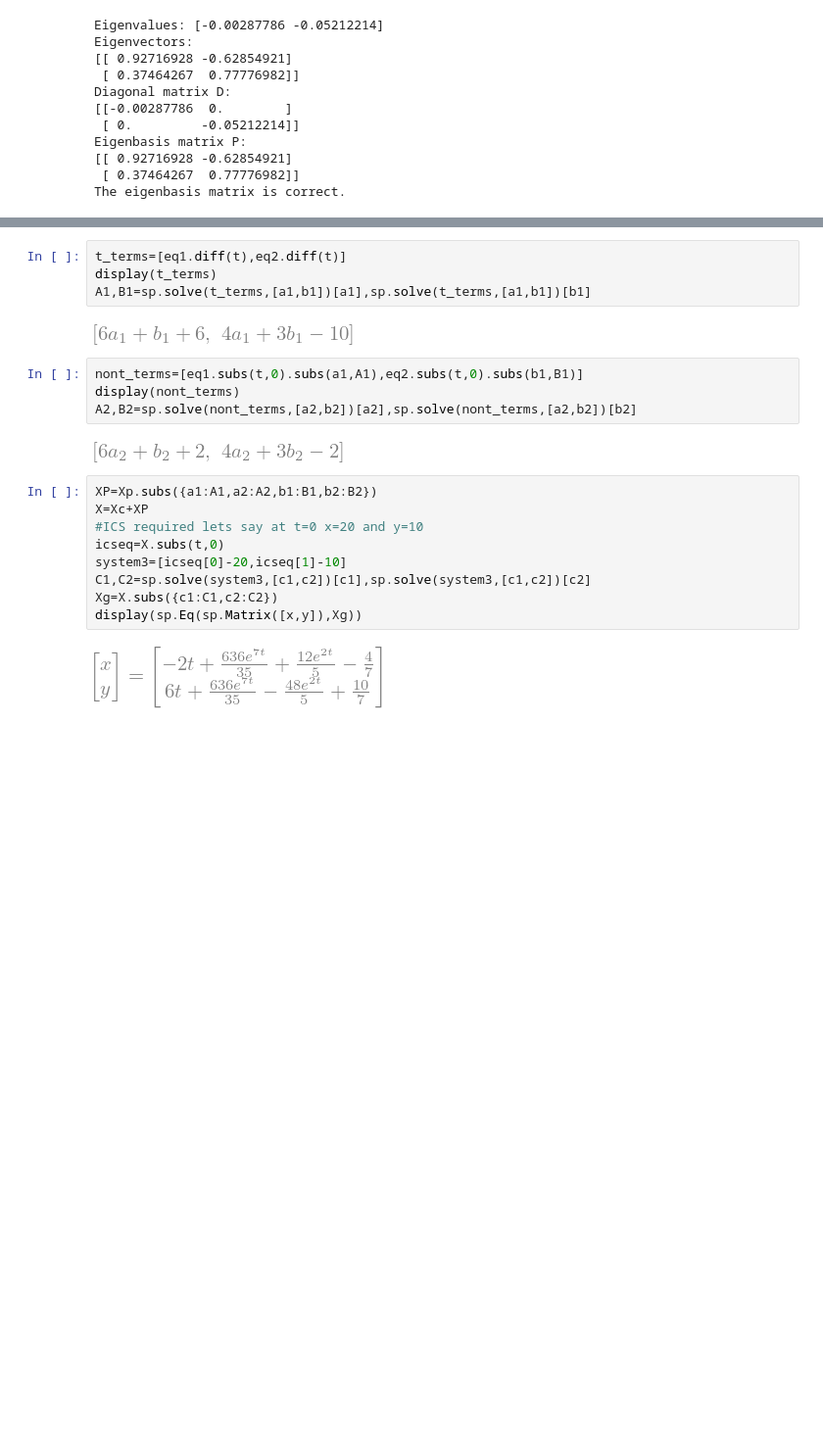
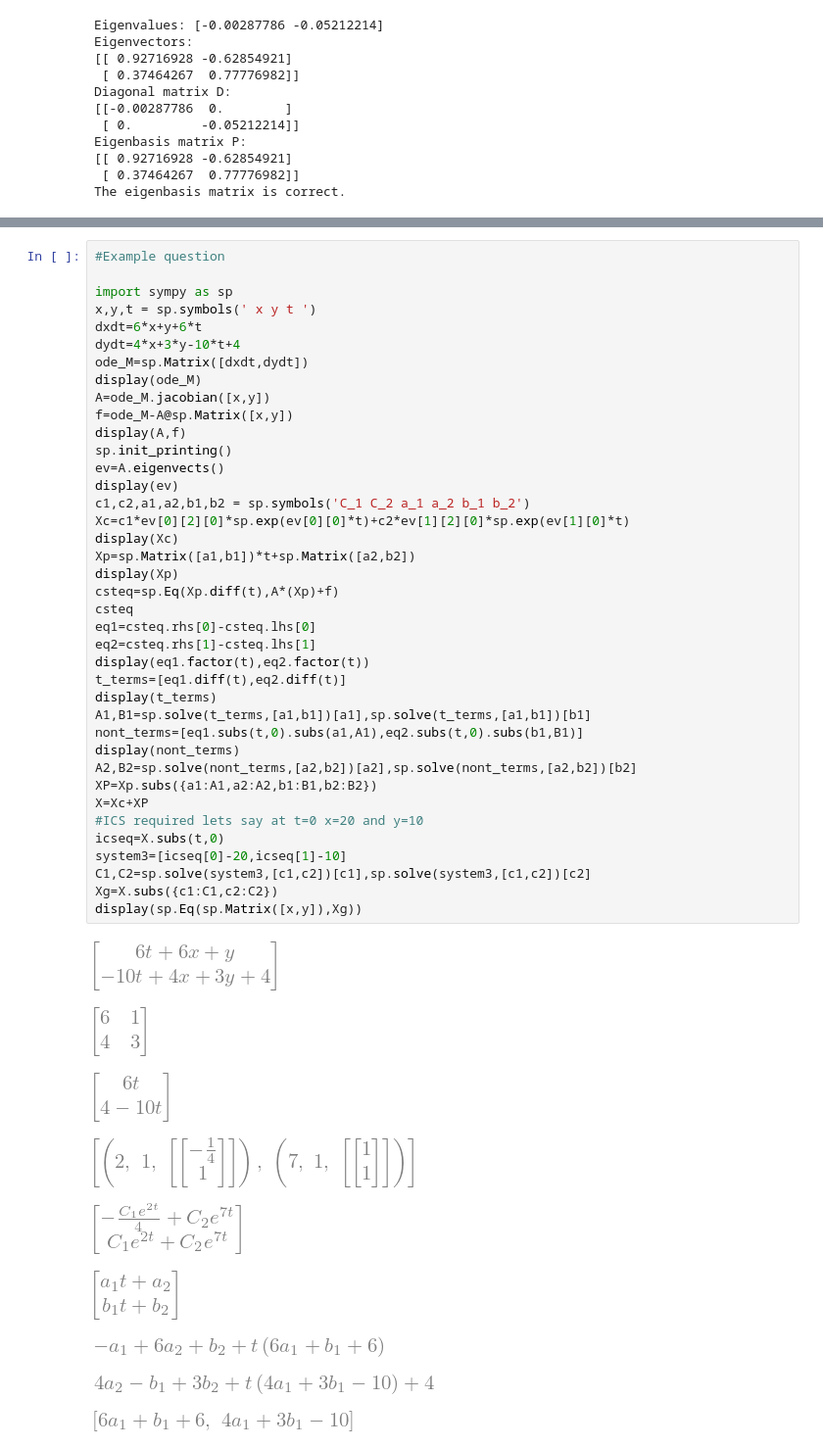
Before and after one commit to vint-j/Chemical-Engineering, a Jupyter notebook: Pastpapers/CP213/Differential_Equations_For_PPs.ipynb, the cells around one changed output, grey strips where cells are left out. Shown at 98% size. Saved outputs shown, nothing was run; the diff lists cells and outputs as text; blank space fills up the shorter version.

```diff
--- a/Pastpapers/CP213/Differential_Equations_For_PPs.ipynb
+++ b/Pastpapers/CP213/Differential_Equations_For_PPs.ipynb
@@ -756,23 +717,49 @@ display(eq1.factor(t),eq2.factor(t))
-# %%
-t_terms=[eq1.diff(t),eq2.diff(t)]
-display(t_terms)
-A1,B1=sp.solve(t_terms,[a1,b1])[a1],sp.solve(t_terms,[a1,b1])[b1]
-# %% [output]
-[figure, removed]
-# %%
-nont_terms=[eq1.subs(t,0).subs(a1,A1),eq2.subs(t,0).subs(b1,B1)]
-display(nont_terms)
-A2,B2=sp.solve(nont_terms,[a2,b2])[a2],sp.solve(nont_terms,[a2,b2])[b2]
-# %% [output]
-[figure, removed]
-# %%
-XP=Xp.subs({a1:A1,a2:A2,b1:B1,b2:B2})
-X=Xc+XP
-#ICS required lets say at t=0 x=20 and y=10
-icseq=X.subs(t,0)
-system3=[icseq[0]-20,icseq[1]-10]
-C1,C2=sp.solve(system3,[c1,c2])[c1],sp.solve(system3,[c1,c2])[c2]
-Xg=X.subs({c1:C1,c2:C2})
-display(sp.Eq(sp.Matrix([x,y]),Xg))
-# %% [output]
-[figure, removed]
+# %%
+#Example question
+
+import sympy as sp
+x,y,t = sp.symbols(' x y t ')
+dxdt=6*x+y+6*t
+dydt=4*x+3*y-10*t+4
+ode_M=sp.Matrix([dxdt,dydt])
+display(ode_M)
+A=ode_M.jacobian([x,y])
+f=ode_M-A@sp.Matrix([x,y])
+display(A,f)
+sp.init_printing()
+ev=A.eigenvects()
+display(ev)
+c1,c2,a1,a2,b1,b2 = sp.symbols('C_1 C_2 a_1 a_2 b_1 b_2')
+Xc=c1*ev[0][2][0]*sp.exp(ev[0][0]*t)+c2*ev[1][2][0]*sp.exp(ev[1][0]*t)
+display(Xc)
+Xp=sp.Matrix([a1,b1])*t+sp.Matrix([a2,b2])
+display(Xp)
+csteq=sp.Eq(Xp.diff(t),A*(Xp)+f)
+csteq
+eq1=csteq.rhs[0]-csteq.lhs[0]
+eq2=csteq.rhs[1]-csteq.lhs[1]
+display(eq1.factor(t),eq2.factor(t))
+t_terms=[eq1.diff(t),eq2.diff(t)]
+display(t_terms)
+A1,B1=sp.solve(t_terms,[a1,b1])[a1],sp.solve(t_terms,[a1,b1])[b1]
+nont_terms=[eq1.subs(t,0).subs(a1,A1),eq2.subs(t,0).subs(b1,B1)]
+display(nont_terms)
+A2,B2=sp.solve(nont_terms,[a2,b2])[a2],sp.solve(nont_terms,[a2,b2])[b2]
+XP=Xp.subs({a1:A1,a2:A2,b1:B1,b2:B2})
+X=Xc+XP
+#ICS required lets say at t=0 x=20 and y=10
+icseq=X.subs(t,0)
+system3=[icseq[0]-20,icseq[1]-10]
+C1,C2=sp.solve(system3,[c1,c2])[c1],sp.solve(system3,[c1,c2])[c2]
+Xg=X.subs({c1:C1,c2:C2})
+display(sp.Eq(sp.Matrix([x,y]),Xg))
+# %% [output]
+[figure, added]
+[figure, added]
+[figure, added]
+[figure, added]
+[figure, added]
+[figure, added]
+[figure, added]
+[figure, added]
+[figure, added]
```
Also changed, not shown: parts of 5 cells of this notebook.
